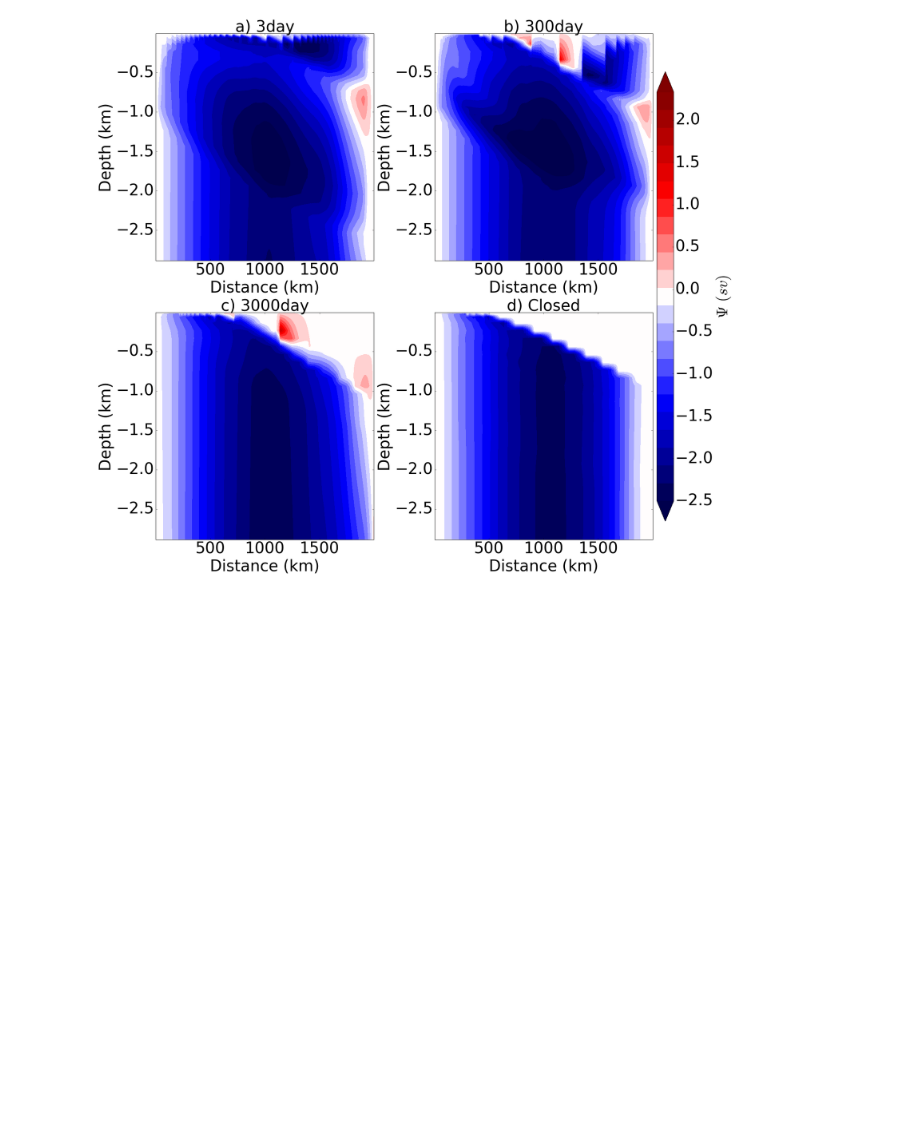
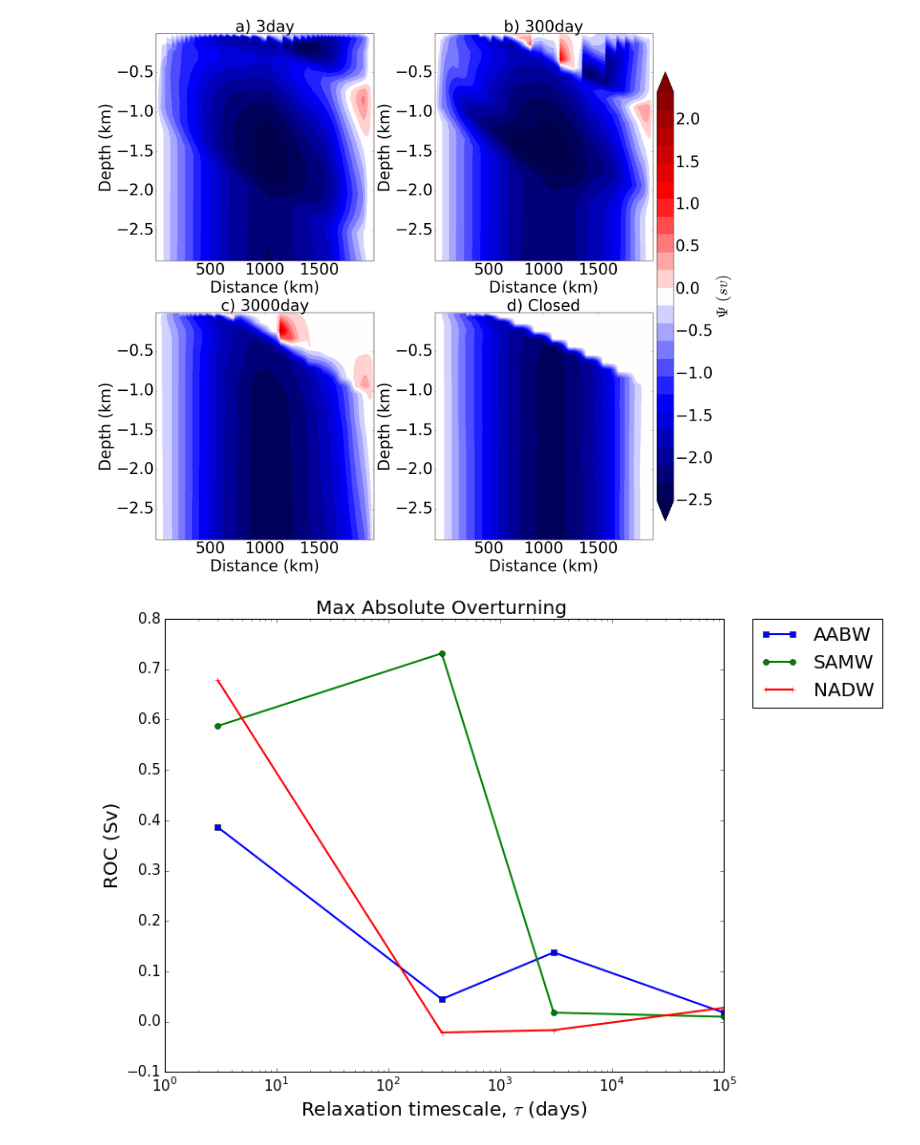
Before and after one commit to hlburns/Current_notebooks, a Jupyter notebook: Nchannel_Flat/2015paperscripts/RMOCT_Panels.ipynb, the cells around one changed output. Cells and saved outputs as stored; diff of their text form; code cells hidden in the pictures; blank space fills up the shorter version.

```diff
--- a/Nchannel_Flat/2015paperscripts/RMOCT_Panels.ipynb
+++ b/Nchannel_Flat/2015paperscripts/RMOCT_Panels.ipynb
@@ -159,15 +160,17 @@ cbar.ax.tick_params(labelsize=40)
 # %%
 plt.figure(figsize=(10.5, 8.5))
 Relax = np.array(Tau)
 aabw = np.array(AABW)
 nadw = np.array(NADW)
 samw = np.array(SAMW)
 plt.semilogx(Relax,abs(aabw),c='b', marker='s',label='AABW',linewidth=2)
 plt.semilogx(Relax,abs(samw),c='g', marker='o',label='SAMW',linewidth=2)
 plt.semilogx(Relax,nadw,c='r', marker='+',label='NADW',linewidth=2)
 plt.title("Max Absolute Overturning ", fontsize=20)
 plt.xlabel(r'Relaxation timescale, $\tau$ (days)', fontsize=20)
 plt.ylabel('ROC (Sv)', fontsize=20)
-tick_params(labelsize=15)
+plt.tick_params(labelsize=15)
 #plt.xscale('log')
 lgd=plt.legend(bbox_to_anchor=(1.05, 1), loc=2, borderaxespad=0.,fontsize=20)
+# %% [output]
+[figure, added]
```
Also changed, not shown: parts of 4 cells of this notebook, 4 other files.
